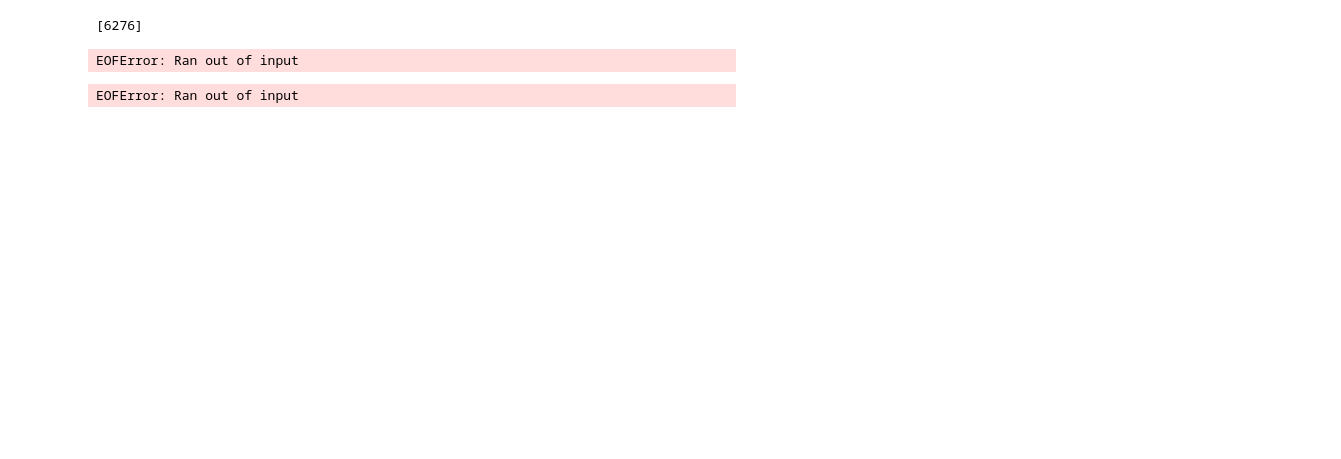
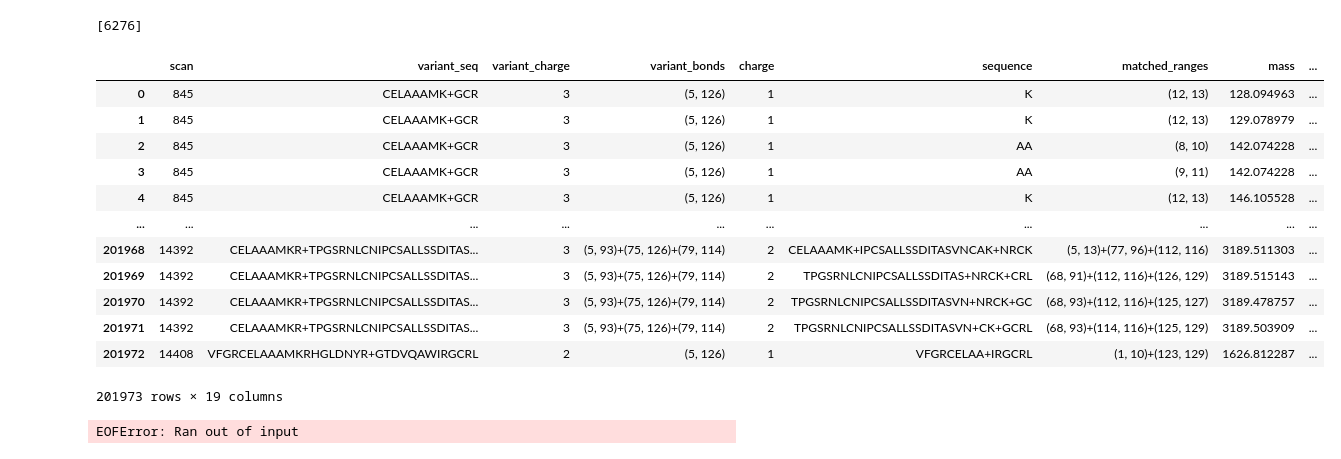
Before and after one commit to Eugleo/dibby, a Jupyter notebook: src/interpretation.ipynb, the cells around one changed output. Saved outputs shown, nothing was run; the diff lists cells and outputs as text; code cells hidden in the pictures; blank space fills up the shorter version.

```diff
--- a/src/interpretation.ipynb
+++ b/src/interpretation.ipynb
@@ -137,42 +140,56 @@ histo([str(b) for b in sorted(flattened)])
 # %%
 d = pd.DataFrame()
 
 d["scan"] = [m.scan for m in df["measurement"]]
-d["precursor_seq"] = [str(m) for m in df["multipeptide"]]
-d["precursor_charge"] = [m.charge for m in df["measurement"]]
-d["precursor_bonds"] = ["+".join(str(r) for r in b) for b in df["bonds"]]
-d["match_seq"] = [m["seq"] for m in df["match"]]
+d["variant_seq"] = [str(m) for m in df["multipeptide"]]
+d["variant_charge"] = [m.charge for m in df["measurement"]]
+d["variant_bonds"] = ["+".join(str(r) for r in b) for b in df["bonds"]]
 d["charge"] = df["charge"]
-d["match_ranges"] = ["+".join(str(r) for r in m["ranges"]) for m in df["match"]]
-d["match_mass"] = [m["mass"] for m in df["match"]]
+d["sequence"] = [m["seq"] for m in df["match"]]
+d["matched_ranges"] = ["+".join(str(r) for r in m["ranges"]) for m in df["match"]]
+d["mass"] = [m["mass"] for m in df["match"]]
 d["connected_bonds"] = [
     "+".join(str(r) for r in m["connected_bonds"]) for m in df["match"]
 ]
 d["disconnected_cys"] = [
     "+".join(str(c) for c in m["disconnected_cys"]) for m in df["match"]
 ]
 d["interesting_disconnected_cys"] = [
     "+".join(str(c) for c in m["interesting_disconnected_cys"]) for m in df["match"]
 ]
+d["alkylated_cys"] = [
+    "+".join(
+        str(c)
+        for c in cysteines
+        if c not in cys_in_bonds and any(b <= c < e for b, e in m["ranges"])
+    )
+    for m in df["match"]
+]
 
 d["match_error_ppm"] = [m["error"] for m in df["match"]]
 d["target_mz"] = df["fragment_mz"]
+df["fragment_id"] = df["fragment_id"]
 d["intensity"] = df["intensity"]
 d["total_intensity"] = df["total_intensity"]
+d["variant_counts"] = [variant_counts.loc[m.scan, "variant"] for m in df["measurement"]]
+d["mod_count"] = [len(m["mods"]) for m in df["match"]]
+d["variant_probability"] = precursor_probabilities
 
-COUNTER = 0
-MULTIP_IDS = {}
-
-
-def multip_id(mp: MultiP):
-    key = mp
-    global COUNTER
-    if mp in MULTIP_IDS:
-        return MULTIP_IDS[mp]
-    COUNTER += 1
-    return MULTIP_IDS.setdefault(
-        mp,
-    )
+d
+# %% [output]
+|  | scan | variant_seq | variant_charge | variant_bonds | charge | sequence | matched_ranges | mass | ... |
+| 0 | 845 | CELAAAMK+GCR | 3 | (5, 126) | 1 | K | (12, 13) | 128.094963 | ... |
+| 1 | 845 | CELAAAMK+GCR | 3 | (5, 126) | 1 | K | (12, 13) | 129.078979 | ... |
+| 2 | 845 | CELAAAMK+GCR | 3 | (5, 126) | 1 | AA | (8, 10) | 142.074228 | ... |
+| 3 | 845 | CELAAAMK+GCR | 3 | (5, 126) | 1 | AA | (9, 11) | 142.074228 | ... |
+| 4 | 845 | CELAAAMK+GCR | 3 | (5, 126) | 1 | K | (12, 13) | 146.105528 | ... |
+| ... | ... | ... | ... | ... | ... | ... | ... | ... | ... |
+| 201968 | 14392 | CELAAAMKR+TPGSRNLCNIPCSALLSSDITAS... | 3 | (5, 93)+(75, 126)+(79, 114) | 2 | CELAAAMK+IPCSALLSSDITASVNCAK+NRCK | (5, 13)+(77, 96)+(112, 116) | 3189.511303 | ... |
+| 201969 | 14392 | CELAAAMKR+TPGSRNLCNIPCSALLSSDITAS... | 3 | (5, 93)+(75, 126)+(79, 114) | 2 | TPGSRNLCNIPCSALLSSDITAS+NRCK+CRL | (68, 91)+(112, 116)+(126, 129) | 3189.515143 | ... |
+| 201970 | 14392 | CELAAAMKR+TPGSRNLCNIPCSALLSSDITAS... | 3 | (5, 93)+(75, 126)+(79, 114) | 2 | TPGSRNLCNIPCSALLSSDITASVN+NRCK+GC | (68, 93)+(112, 116)+(125, 127) | 3189.478757 | ... |
+| 201971 | 14392 | CELAAAMKR+TPGSRNLCNIPCSALLSSDITAS... | 3 | (5, 93)+(75, 126)+(79, 114) | 2 | TPGSRNLCNIPCSALLSSDITASVN+CK+GCRL | (68, 93)+(114, 116)+(125, 129) | 3189.503909 | ... |
+| 201972 | 14408 | VFGRCELAAAMKRHGLDNYR+GTDVQAWIRGCRL | 2 | (5, 126) | 1 | VFGRCELAA+IRGCRL | (1, 10)+(123, 129) | 1626.812287 | ... |
+201973 rows × 19 columns
 # %%
 d.to_csv("../out/csv/fragment_matches.csv", index_label="id", sep=";")
 # %%
@@ -182,13 +199,6 @@ with open("../out/precursor_matches_lys_at_6_segments.pickle", "rb") as f:
         precursor_matches.append(pickle.load(f))
 # %% [output]
 EOFError: Ran out of input
-# %%
-precursor_matches_2 = []
-with open("../out/precursor_matches/LYS_AT_segments=6_error=15ppm.pickle", "rb") as f:
-    while True:
-        precursor_matches_2.append(pickle.load(f))
-# %% [output]
-EOFError: Ran out of input
 # %%
 from pyteomics.mass import calculate_mass
 
```
Also changed, not shown: parts of 21 cells of this notebook, 2 other files.
